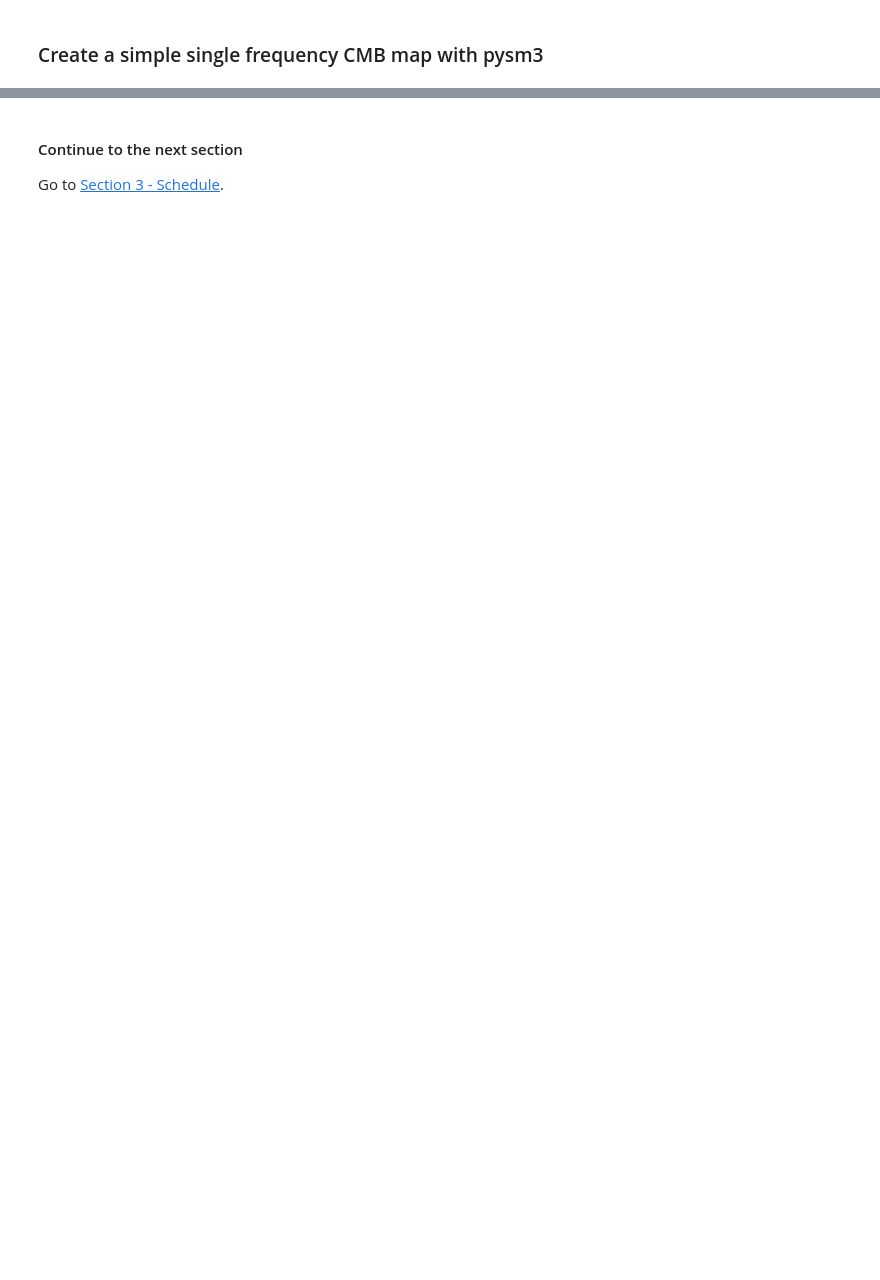
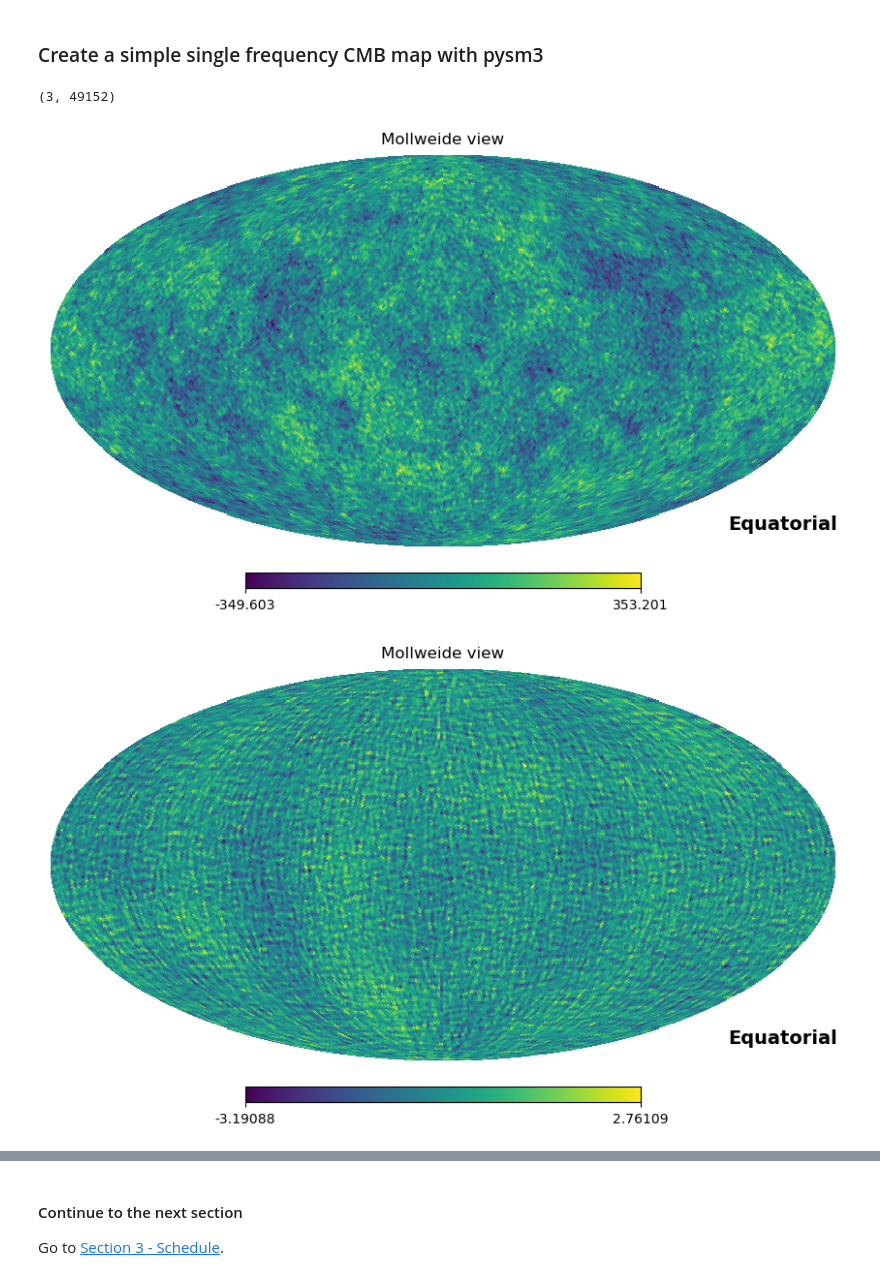
Before and after one commit to susannaaz/BBFLP, a Jupyter notebook: Sec2_Sky_maps.ipynb, the cells around one changed output, grey strips where cells are left out. Drawn from its saved outputs; the diff is of its cells as text; code cells hidden in the pictures; blank space fills up the shorter version.

```diff
--- a/Sec2_Sky_maps.ipynb
+++ b/Sec2_Sky_maps.ipynb
@@ -16,0 +28,42 @@ np.random.seed(1000)
+# %%
+# CMB C_ells
+# Lensing
+l,dtt,dee,dbb,dte=np.loadtxt(f"{ddir}camb_lens_nobb.dat",unpack=True)
+l = l.astype(int)
+msk = l <= lmax - 1
+l = l[msk]
+dltt=np.zeros(len(ells)); dltt[l]=dtt[msk]
+dlee=np.zeros(len(ells)); dlee[l]=dee[msk]
+dlbb=np.zeros(len(ells)); dlbb[l]=dbb[msk]
+dlte=np.zeros(len(ells)); dlte[l]=dte[msk]
+cl_cmb_tt_lens=dltt * dl2cl
+cl_cmb_bb_lens=dlbb * dl2cl
+cl_cmb_ee_lens=dlee * dl2cl
+# %%
+# Lensing + r=1
+l,dtt,dee,dbb,dte=np.loadtxt(f"{ddir}camb_lens_r1.dat",unpack=True)
+l = l.astype(int)
+msk = l <= lmax - 1
+l = l[msk]
+dltt=np.zeros(len(ells)); dltt[l]=dtt[msk]
+dlee=np.zeros(len(ells)); dlee[l]=dee[msk]
+dlbb=np.zeros(len(ells)); dlbb[l]=dbb[msk]
+dlte=np.zeros(len(ells)); dlte[l]=dte[msk]
+cl_cmb_tt_r1=dltt * dl2cl
+cl_cmb_ee_r1=dlbb * dl2cl
+cl_cmb_bb_r1=dlee * dl2cl
+# %%
+# Full CMB
+input_r = 0.01
+cl_cmb_tt = cl_cmb_tt_lens + input_r * (cl_cmb_tt_r1 - cl_cmb_tt_lens)
+cl_cmb_ee = cl_cmb_ee_lens + input_r * (cl_cmb_ee_r1 - cl_cmb_ee_lens)
+cl_cmb_bb = cl_cmb_bb_lens + input_r * (cl_cmb_bb_r1 - cl_cmb_bb_lens)
+cl0 = 0 * cl_cmb_bb
+# %%
+# CMB amplitude
+IQU_maps = hp.synfast([cl_cmb_tt, cl_cmb_ee, cl_cmb_bb, cl0, cl0, cl0],
+                                nside, new=True)
+# %%
+IQU_maps .shape
+# %% [output]
+(3, 49152)
@@ -16,0 +73,6 @@ np.random.seed(1000)
+# %%
+for npol in np.arange(3):
+    hp.mollview(IQU_maps[npol], coord='C')
+# %% [output]
+[figure, added]
+[figure, added]
```
Also changed, not shown: parts of 9 cells of this notebook, 4 other files.
